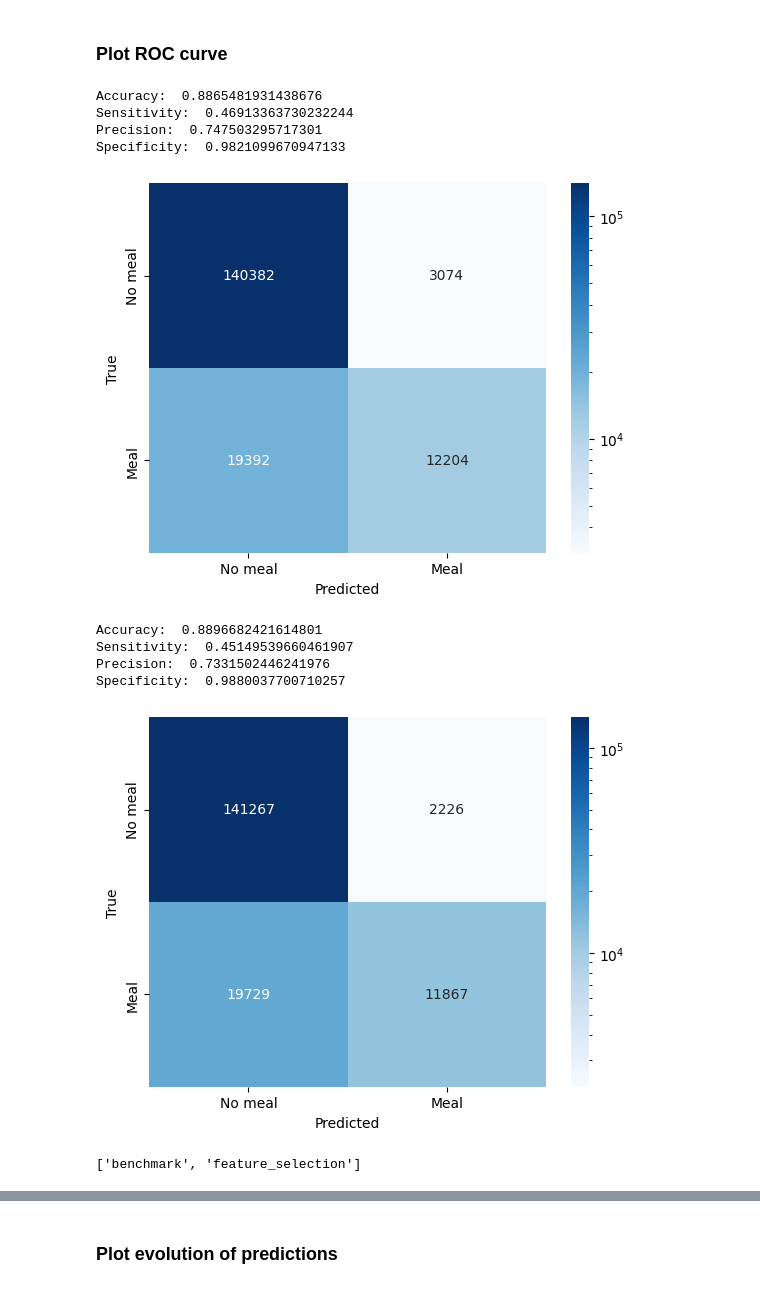
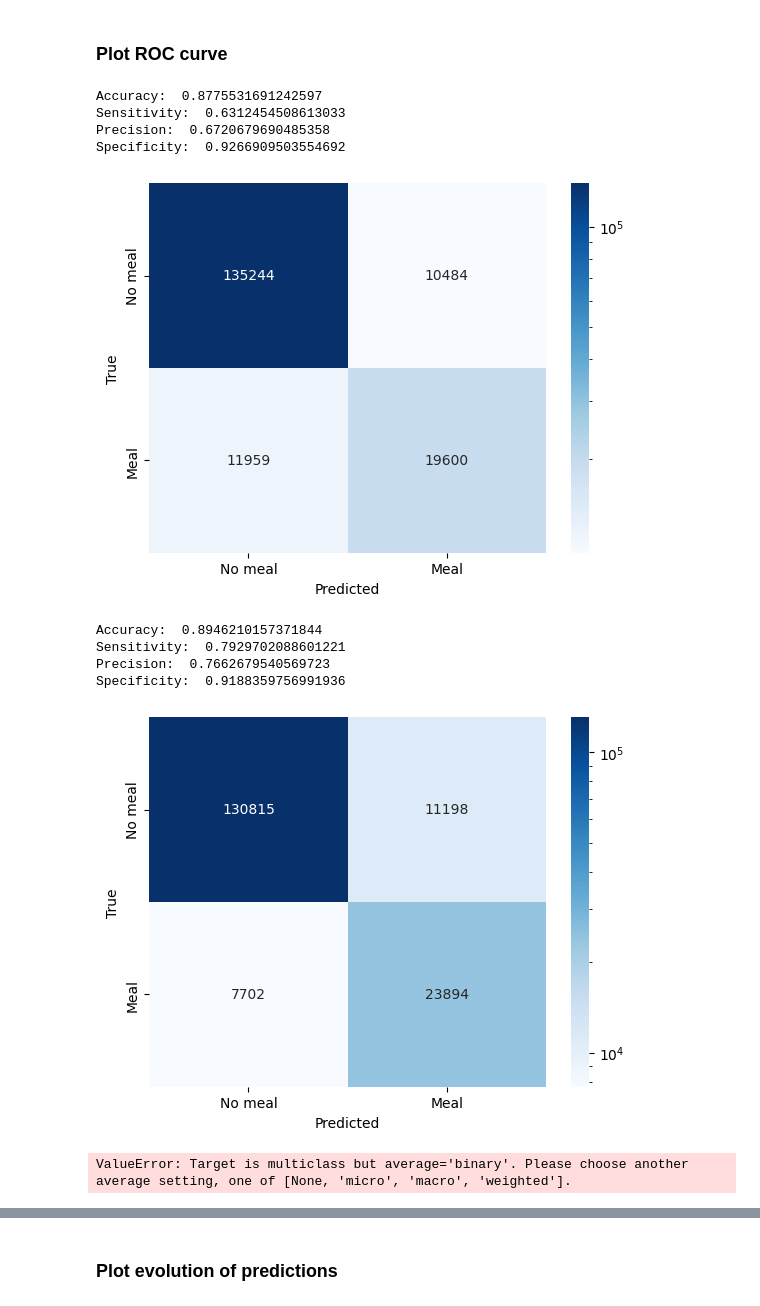
Before and after one commit to Majager/master_ML, a Jupyter notebook: Results/Analyze_results.ipynb, the cells around one changed output, grey strips where cells are left out. Saved outputs shown, nothing was run; the diff lists cells and outputs as text; code cells hidden in the pictures.

```diff
--- a/Results/Analyze_results.ipynb
+++ b/Results/Analyze_results.ipynb
@@ -139,17 +139,17 @@ def extract_test_ROC(root_folder_path):
     ROC_curve(sensitivity, specificity,test_values)
 # %%
 classes = ['No meal','Meal']
-test_name = "LDA_validation"
+test_name = "HMM_validation"
 extract_test_ROC(test_name)
 # %% [output]
-Accuracy:  0.8865481931438676
-Sensitivity:  0.46913363730232244
-Precision:  0.747503295717301
-Specificity:  0.9821099670947133
+Accuracy:  0.8775531691242597
+Sensitivity:  0.6312454508613033
+Precision:  0.6720679690485358
+Specificity:  0.9266909503554692
-[figure, old version]
+[figure, new version]
-Accuracy:  0.8896682421614801
-Sensitivity:  0.45149539660461907
-Precision:  0.7331502446241976
-Specificity:  0.9880037700710257
+Accuracy:  0.8946210157371844
+Sensitivity:  0.7929702088601221
+Precision:  0.7662679540569723
+Specificity:  0.9188359756991936
-[figure, old version]
+[figure, new version]
-['benchmark', 'feature_selection']
+ValueError: Target is multiclass but average='binary'. Please choose another average setting, one of [None, 'micro', 'macro', 'weighted'].
```
Also changed, not shown: parts of 2 cells of this notebook, 18 other files.
